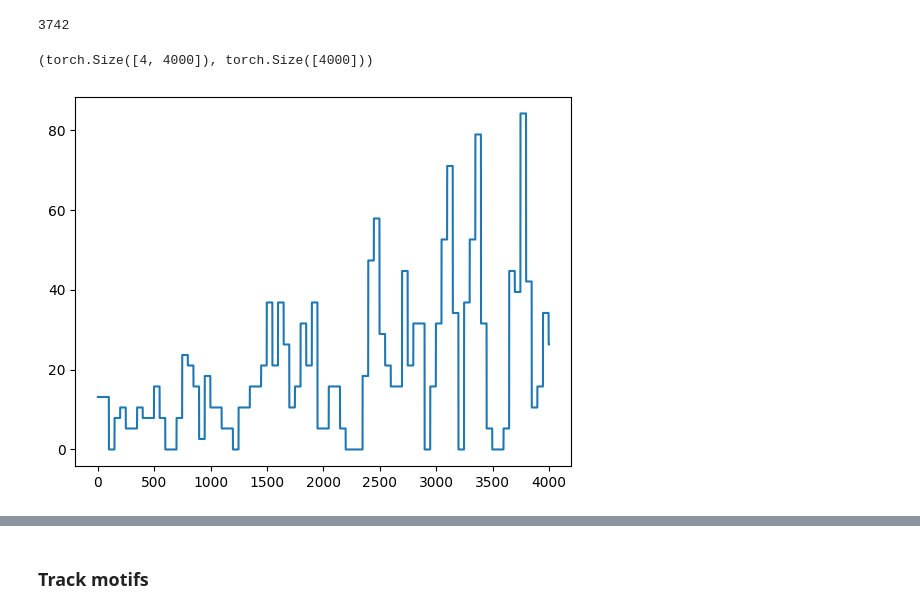
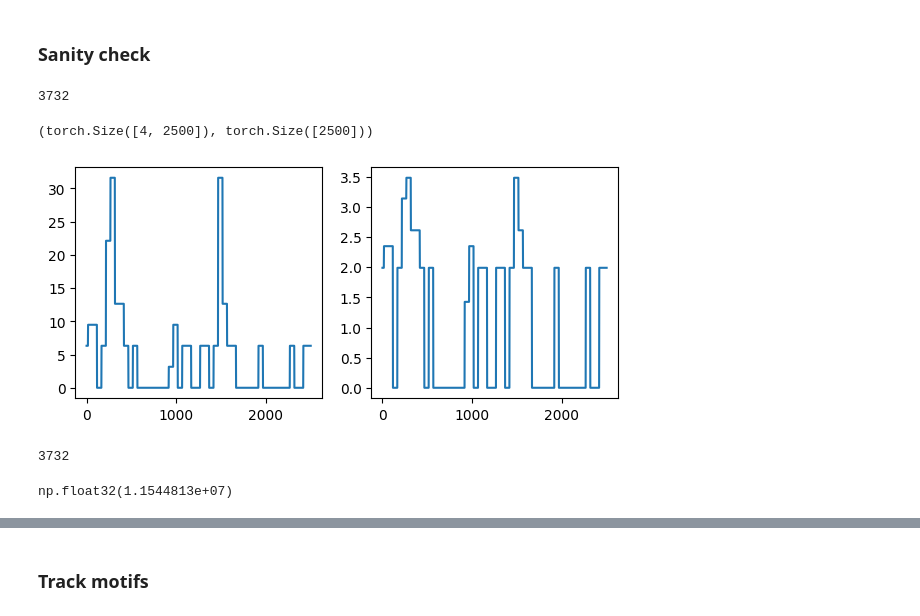
Before and after one commit to alw399/FACT, a Jupyter notebook: notebooks/train_seq.ipynb, the cells around one changed output, grey strips where cells are left out. Drawn from its saved outputs; the diff is of its cells as text; code cells hidden in the pictures.

```diff
--- a/notebooks/train_seq.ipynb
+++ b/notebooks/train_seq.ipynb
@@ -23,40 +30,48 @@ from datas import *
 # %%
-timepoint = '2H'
-bigwig_path = f'../data/bws_for_predictor/SPT16_4D_{timepoint}dTAG_Sox2_S46_1_120_sorted.bw'
+timepoint = '10'
+bigwig_path = '../data/bws_for_predictor/SPT16_4D_10dTAG_Sox2_rep2_S58_1_120_sorted.bw'
+
+# timepoint = '2H'
+# bigwig_path = '../data/bws_for_predictor/SPT16_4D_2HdTAG_Sox2_S46_1_120_sorted.bw'
+
 fasta_path = '../data/GRCm38.primary_assembly.genome.fa'
 bed_path = '../data/bed_files/GFP_TTseq_max_sorted_top_quintile.bed'
 
-window_size = 2000
-# signal_bins = 2000
+window_left = 500
+window_right = 2000
 signal_bins = None
 batch_size = 256
-epochs = 100
+epochs = 900
 lr = 1e-5
 device = 'mps'
-weight_decay = 1e-4
-patience = 100
+weight_decay = 0
+patience = 20
 # %%
 dataset = SequenceBigWigDataset(
     fasta_path=str(fasta_path),
     bigwig_path=str(bigwig_path),
     bed_path=str(bed_path),
     signal_bins=signal_bins,
-    window_size=window_size,
+    window_left=window_left,
+    window_right=window_right,
     binarize_signal=False,
     normalize_signal=False
 )
-# %%
-len(dataset)
-# %% [output]
-3742
+# %% [markdown]
+### Sanity check
+# %%
+len(dataset)
+# %% [output]
+3732
 # %%
-x, y = next(iter(dataset))
-
+rand_idx = int(np.random.rand() * len(dataset))
+x, y = dataset[rand_idx]
 x.shape, y.shape
 # %% [output]
-(torch.Size([4, 4000]), torch.Size([4000]))
+(torch.Size([4, 2500]), torch.Size([2500]))
 # %%
-import matplotlib.pyplot as plt
-_ = plt.plot(y.numpy())
+fig, axs = plt.subplots(1, 2, figsize=(7, 3))
+_ = axs[0].plot(y.numpy())
+_ = axs[1].plot(torch.log1p(y).numpy())
 # %% [output]
-[figure, old version]
+[figure, new version]
@@ -62,0 +86,8 @@ _ = plt.plot(y.numpy())
+# %%
+len(tot_counts)
+# %% [output]
+3732
+# %%
+np.sum(tot_counts) / 2
+# %% [output]
+np.float32(1.1544813e+07)
```
Also changed, not shown: parts of 26 cells of this notebook, 16 other files.
